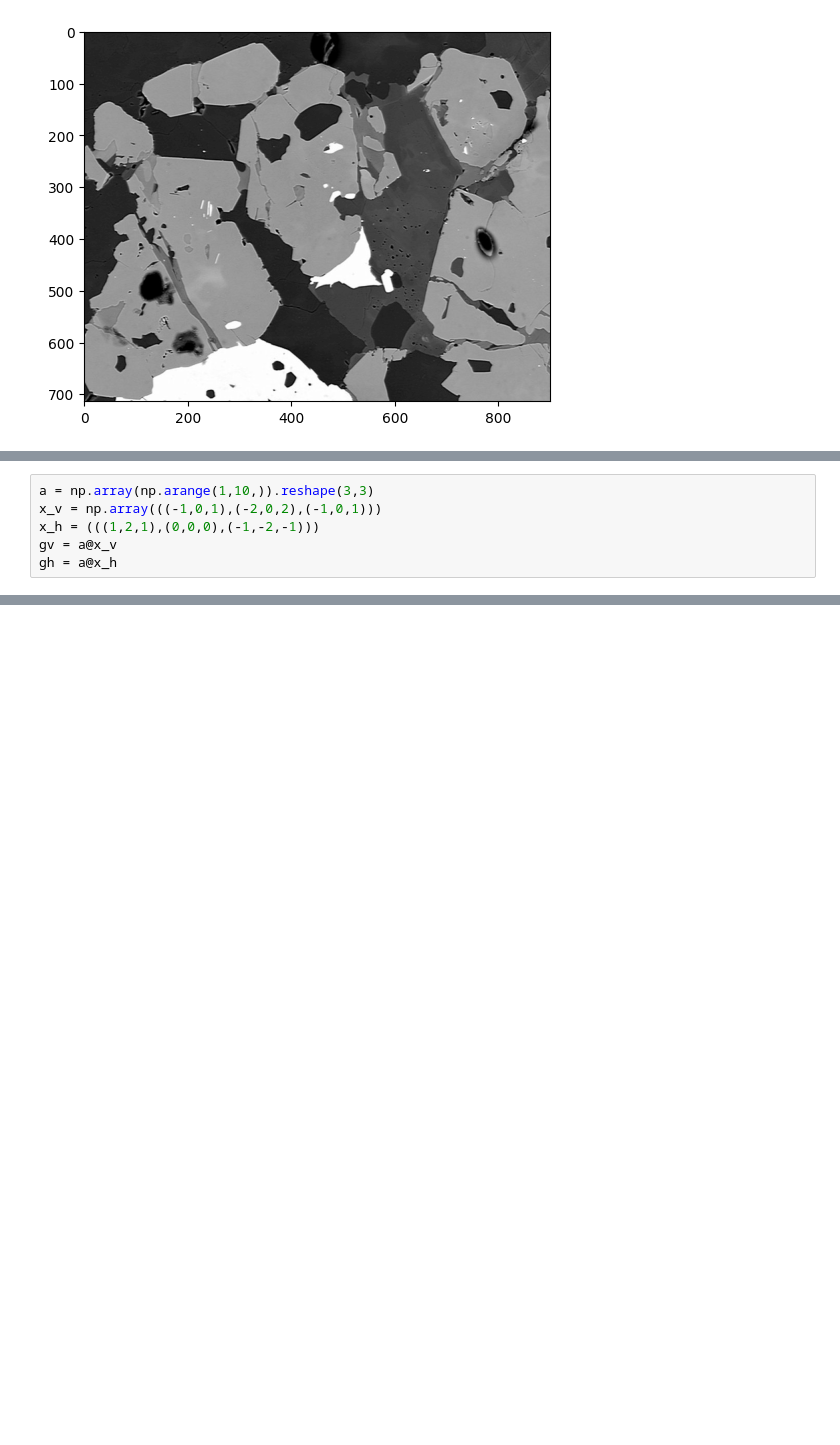
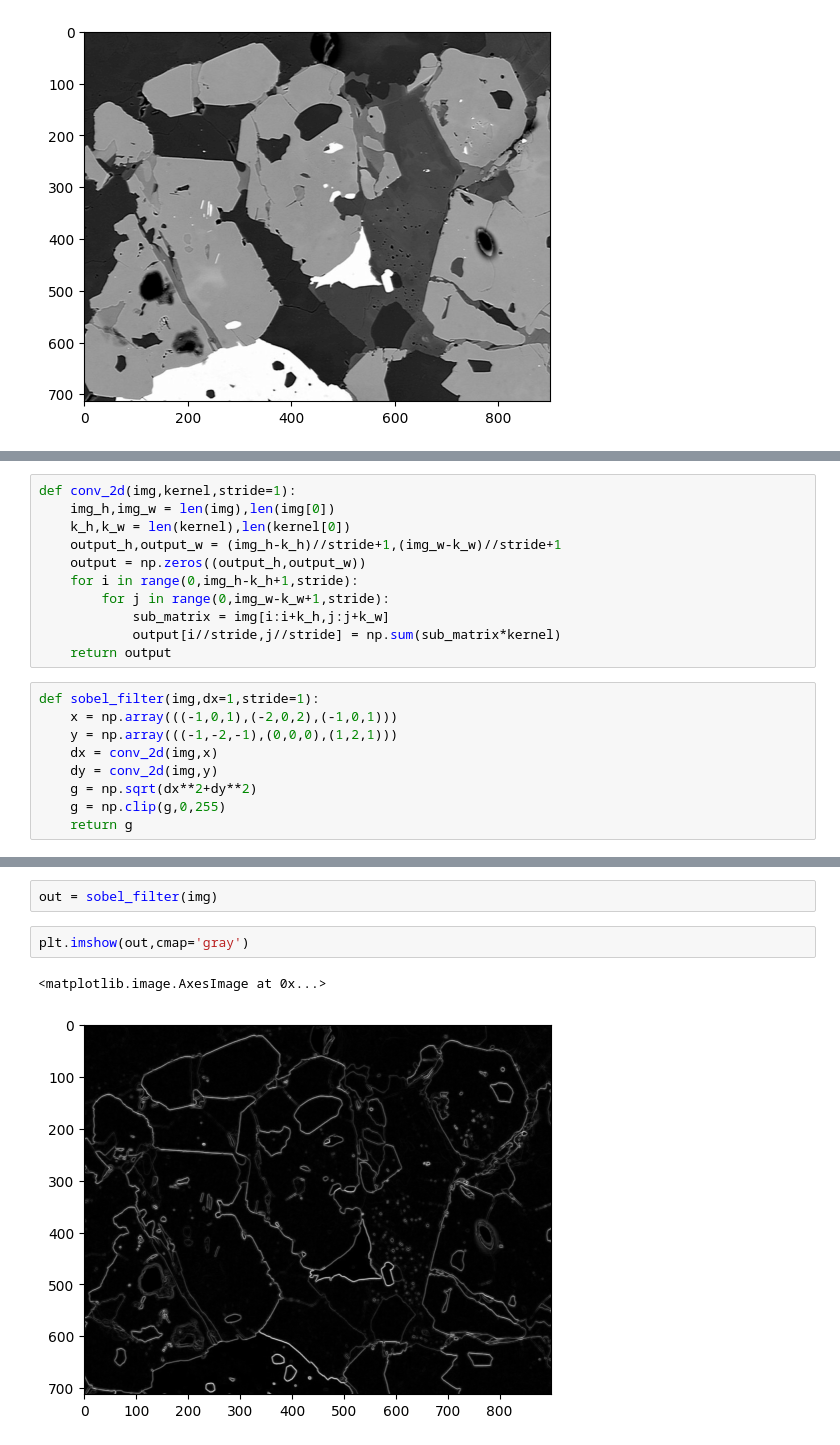
Before and after one commit to gowthaml15/Learning, a Jupyter notebook: image_processing/sobel_filter.ipynb, the cells around one changed output, grey strips where cells are left out. Drawn from its saved outputs; the diff is of its cells as text; blank space fills up the shorter version.

```diff
--- a/image_processing/sobel_filter.ipynb
+++ b/image_processing/sobel_filter.ipynb
@@ -35,6 +57,20 @@ plt.imshow(img,cmap='gray')
+# %%
+def conv_2d(img,kernel,stride=1):
+    img_h,img_w = len(img),len(img[0])
+    k_h,k_w = len(kernel),len(kernel[0])
+    output_h,output_w = (img_h-k_h)//stride+1,(img_w-k_w)//stride+1
+    output = np.zeros((output_h,output_w))
+    for i in range(0,img_h-k_h+1,stride):
+        for j in range(0,img_w-k_w+1,stride):
+            sub_matrix = img[i:i+k_h,j:j+k_w]
+            output[i//stride,j//stride] = np.sum(sub_matrix*kernel)
+    return output
 # %%
-a = np.array(np.arange(1,10,)).reshape(3,3)
-x_v = np.array(((-1,0,1),(-2,0,2),(-1,0,1)))
-x_h = (((1,2,1),(0,0,0),(-1,-2,-1)))
-gv = a@x_v
-gh = a@x_h
+def sobel_filter(img,dx=1,stride=1):
+    x = np.array(((-1,0,1),(-2,0,2),(-1,0,1)))
+    y = np.array(((-1,-2,-1),(0,0,0),(1,2,1)))
+    dx = conv_2d(img,x)
+    dy = conv_2d(img,y)
+    g = np.sqrt(dx**2+dy**2)
+    g = np.clip(g,0,255)
+    return g
@@ -70,0 +77,7 @@ IndexError: index 3 is out of bounds for axis 0 with size 3
+# %%
+out = sobel_filter(img)
+# %%
+plt.imshow(out,cmap='gray')
+# %% [output]
+<matplotlib.image.AxesImage at 0x...>
+[figure, added]
```
Also changed, not shown: parts of 10 cells of this notebook, 4 other files.
